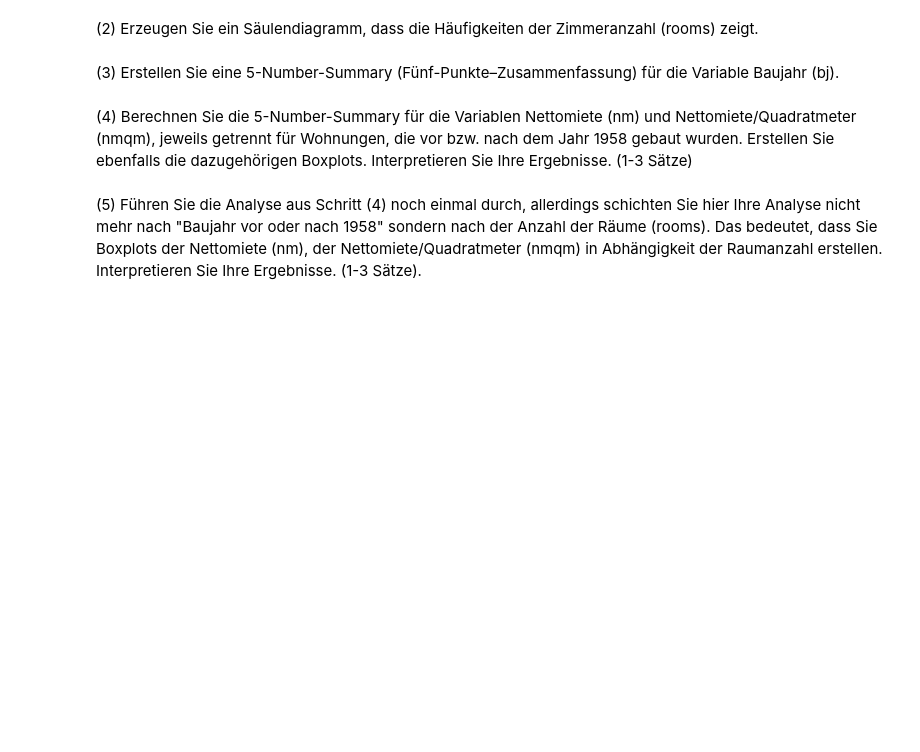
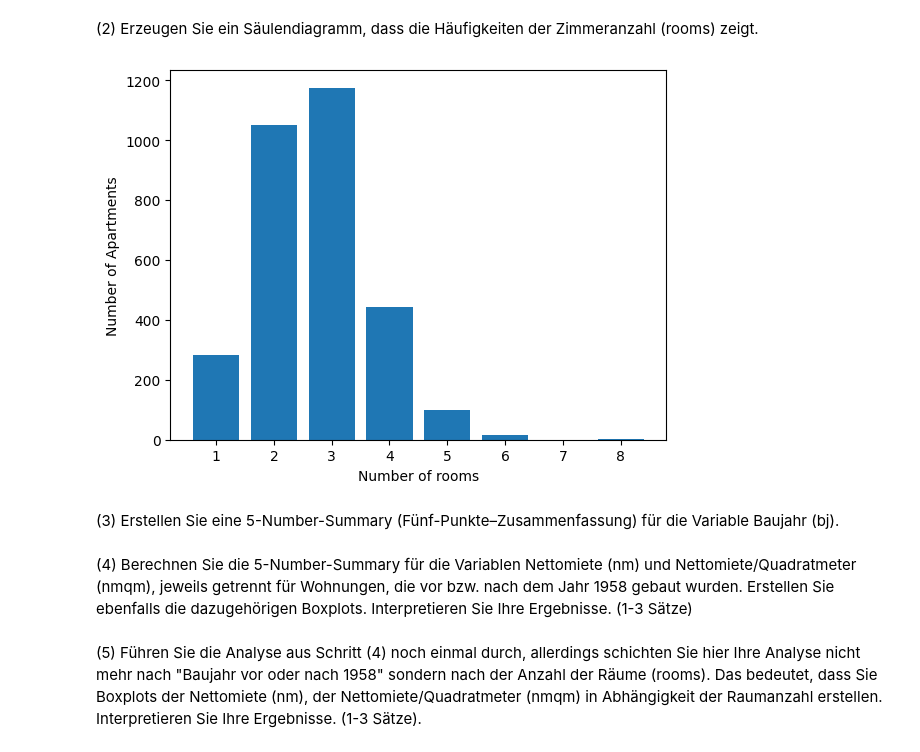
Before and after one commit to cortex359/ds.ss24, a Jupyter notebook: 04/Uebung-4.ipynb, the cells around one changed output. Drawn from its saved outputs; the diff is of its cells as text; code cells hidden in the pictures; blank space fills up the shorter version.

```diff
--- a/04/Uebung-4.ipynb
+++ b/04/Uebung-4.ipynb
@@ -216,3 +216,6 @@ Im Rahmen dieser Übung werden Sie einen Mietspiegel aus München untersuchen, e
 **Ihre Aufgaben**
 
 (1) Importieren Sie die Daten.
+# %%
+df = pd.read_csv('mietspiegel_2015.csv', delim_whitespace=True)
+df.head()
@@ -219,5 +229,13 @@ Im Rahmen dieser Übung werden Sie einen Mietspiegel aus München untersuchen, e
 # %% [markdown]
 (2) Erzeugen Sie ein Säulendiagramm, dass die Häufigkeiten der Zimmeranzahl (rooms) zeigt.
+# %%
+rooms = df.value_counts("rooms")
+plt.bar(rooms.index, rooms.values)
+plt.xlabel("Number of rooms")
+plt.ylabel("Number of Apartments")
+plt.show()
+# %% [output]
+[figure, added]
 # %% [markdown]
 (3) Erstellen Sie eine 5-Number-Summary (Fünf-Punkte–Zusammenfassung) für die Variable Baujahr (bj).
 # %% [markdown]
```
Also changed, not shown: parts of 1 cell of this notebook, 1 other file.
